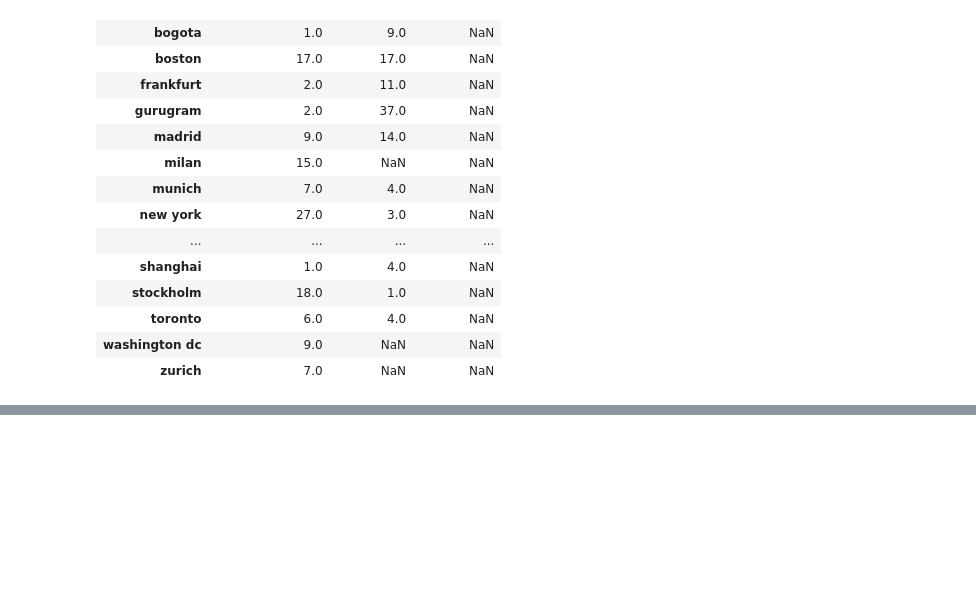
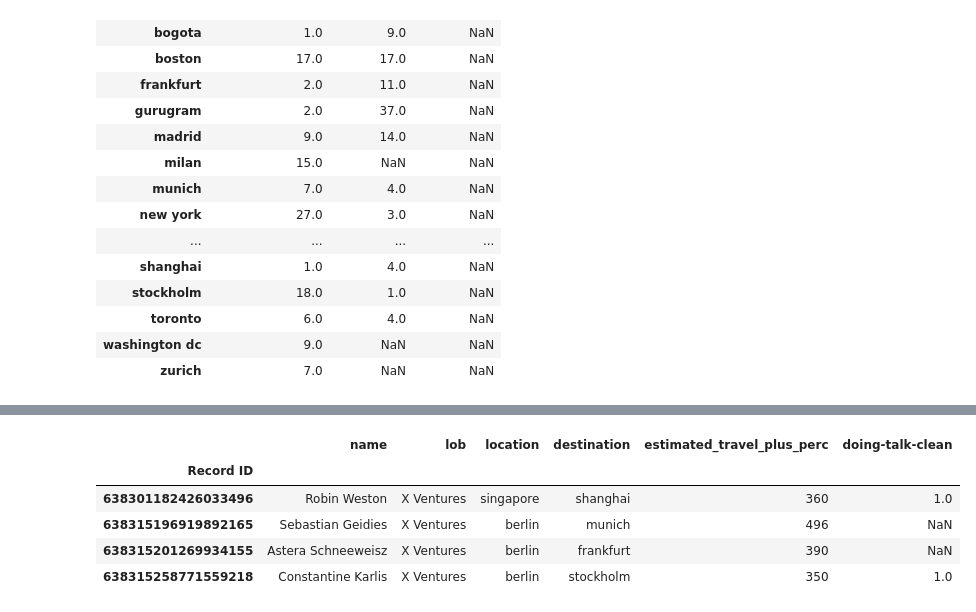
Before and after one commit to kristinageorgieva-bcg/hive-2023, a Jupyter notebook: Hive.ipynb, the cells around one changed output, grey strips where cells are left out. Saved outputs shown, nothing was run; the diff lists cells and outputs as text; code cells hidden in the pictures; blank space fills up the shorter version.

```diff
--- a/Hive.ipynb
+++ b/Hive.ipynb
@@ -267,0 +348,43 @@ lob_reps[lob_reps['lob'] == 'X Ventures'].dropna(subset=['lob_rep_reason'])
+# %%
+travel_sin_pvg = 1000 #estimate: can't get through travel portal
+
+hotel_pvg = 260
+
+travel_ber_muc_flight = 330
+travel_ber_muc_train = 450 #more like 200 on DB directly
+
+travel_ber_fra_flight = 260
+travel_ber_fra_train = 590 #more like 200 on DB directly
+
+travel_ber_mxp = 300
+travel_ber_zrh = 420
+travel_ber_arn = 200
+
+hotel_muc = 166
+hotel_fra = 130
+hotel_mxp = 200
+hotel_zrh = 200
+hotel_arn = 150
+
+total_pvg = travel_sin_pvg + hotel_pvg
+total_muc = travel_ber_muc_flight + hotel_muc
+total_fra = travel_ber_fra_flight + hotel_fra
+total_mxp = travel_ber_mxp + hotel_mxp
+total_zrh = travel_ber_zrh + hotel_zrh
+total_arn = travel_ber_arn + hotel_arn
+
+travel_lob_rep_ventures = lob_reps[lob_reps['lob'] == 'X Ventures'].dropna(subset=['lob_rep_reason'])
+
+
+travel_lob_rep_ventures.insert(4, 'destination', ['shanghai', 'munich', 'frankfurt', 'stockholm'], True)
+travel_lob_rep_ventures.insert(5, 'estimated_travel_plus_perc', [total_pvg, total_muc, total_fra, total_arn], True)
+
+
+travel_lob_rep_ventures[['name', 'lob', 'location', 'destination', 'estimated_travel_plus_perc', 'doing-talk-clean']]
+# %% [output]
+|  | name | lob | location | destination | estimated_travel_plus_perc | doing-talk-clean |
+| Record ID |  |  |  |  |  |  |
+| 638301182426033496 | Robin Weston | X Ventures | singapore | shanghai | 360 | 1.0 |
+| 638315196919892165 | Sebastian Geidies | X Ventures | berlin | munich | 496 | NaN |
+| 638315201269934155 | Astera Schneeweisz | X Ventures | berlin | frankfurt | 390 | NaN |
+| 638315258771559218 | Constantine Karlis | X Ventures | berlin | stockholm | 350 | 1.0 |
```
Also changed, not shown: parts of 7 cells of this notebook.
